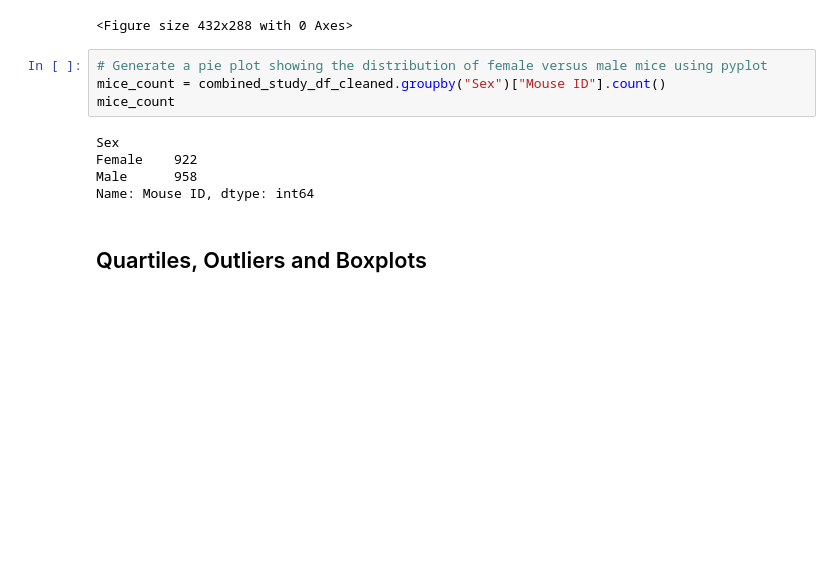
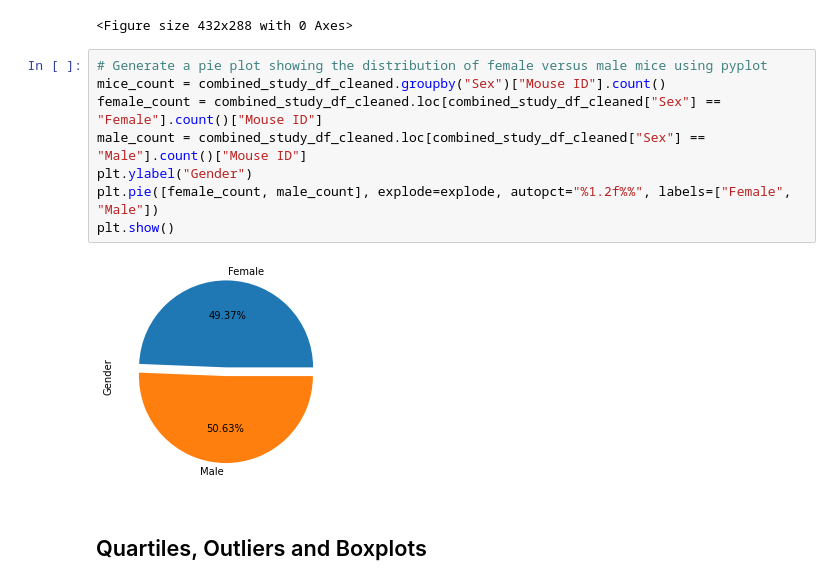
Before and after one commit to CCom20/matplot-challenge, a Jupyter notebook: pymaceuticals_analysis.ipynb, the cells around one changed output. Saved outputs shown, nothing was run; the diff lists cells and outputs as text; blank space fills up the shorter version.

Commit message:
worked on box plot with tutor

```diff
--- a/pymaceuticals_analysis.ipynb
+++ b/pymaceuticals_analysis.ipynb
@@ -191,12 +202,13 @@ plt.tight_layout()
 # %%
 # Generate a pie plot showing the distribution of female versus male mice using pyplot
 mice_count = combined_study_df_cleaned.groupby("Sex")["Mouse ID"].count()
-mice_count
+female_count = combined_study_df_cleaned.loc[combined_study_df_cleaned["Sex"] == "Female"].count()["Mouse ID"]
+male_count = combined_study_df_cleaned.loc[combined_study_df_cleaned["Sex"] == "Male"].count()["Mouse ID"]
+plt.ylabel("Gender")
+plt.pie([female_count, male_count], explode=explode, autopct="%1.2f%%", labels=["Female", "Male"])
+plt.show()
 # %% [output]
-Sex
-Female    922
-Male      958
-Name: Mouse ID, dtype: int64
+[figure, added]
 # %% [markdown]
 ## Quartiles, Outliers and Boxplots
 # %%
```
Also changed, not shown: parts of 7 cells of this notebook.
